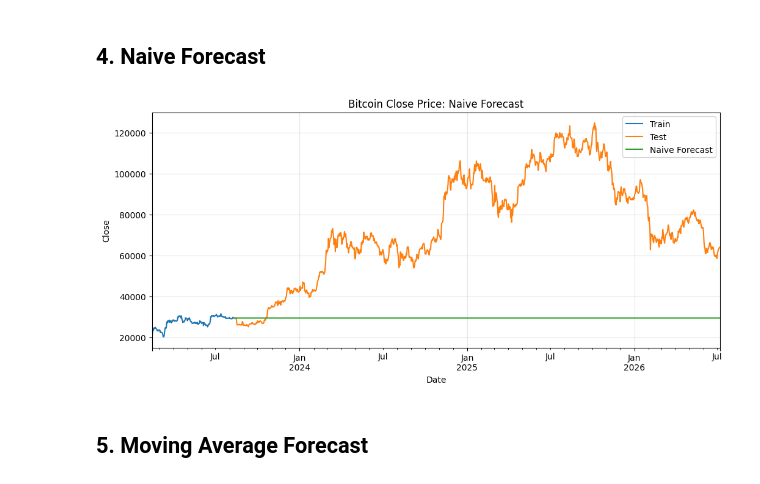
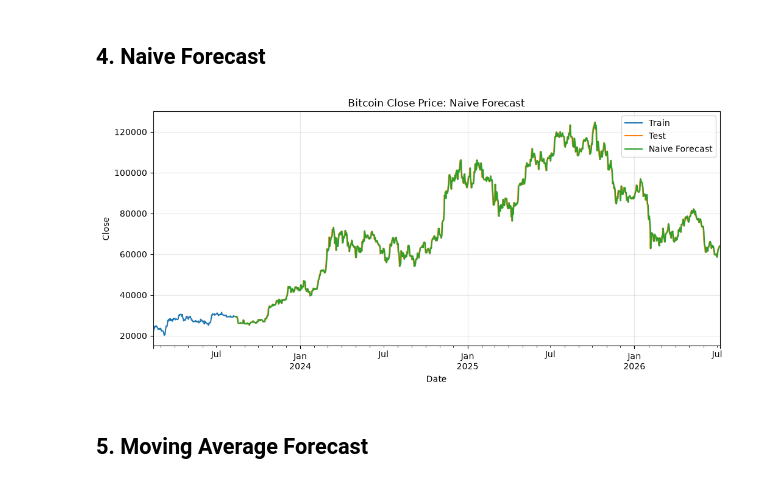
Before and after one commit to mdsoadsolaiman/TimeSeriesFoundationModels, a Jupyter notebook: notebooks/02_Classical_Models.ipynb, the cells around one changed output. Saved outputs shown, nothing was run; the diff lists cells and outputs as text; code cells hidden in the pictures.

```diff
--- a/notebooks/02_Classical_Models.ipynb
+++ b/notebooks/02_Classical_Models.ipynb
@@ -48,20 +49,20 @@ train.shape, test.shape
 # %% [markdown]
 ## 4. Naive Forecast
 # %%
-naive_forecast = pd.Series(train.iloc[-1], index=test.index, name="Naive")
+naive_forecast = target.shift(1).reindex(test.index).rename("Naive")
 
 fig, ax = plt.subplots(figsize=(12, 5))
 train.tail(180).plot(ax=ax, label="Train")
 test.plot(ax=ax, label="Test")
 naive_forecast.plot(ax=ax, label="Naive Forecast")
 ax.set_title("Bitcoin Close Price: Naive Forecast")
 ax.set_xlabel("Date")
 ax.set_ylabel("Close")
 ax.legend()
 ax.grid(True, alpha=0.3)
 plt.show()
 # %% [output]
-[figure, old version]
+[figure, new version]
 # %% [markdown]
 ## 5. Moving Average Forecast
 # %%
```
Also changed, not shown: parts of 7 cells of this notebook.
